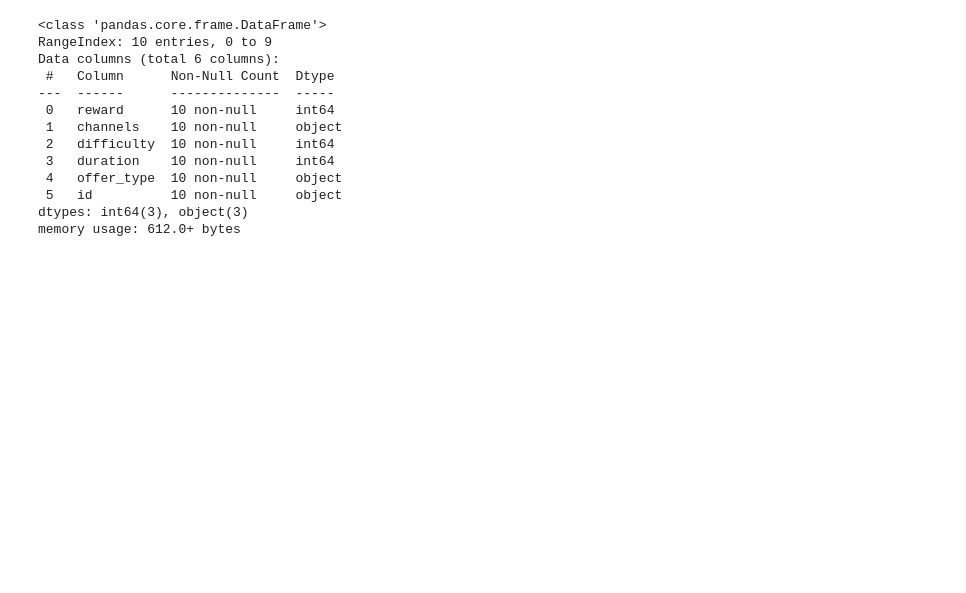
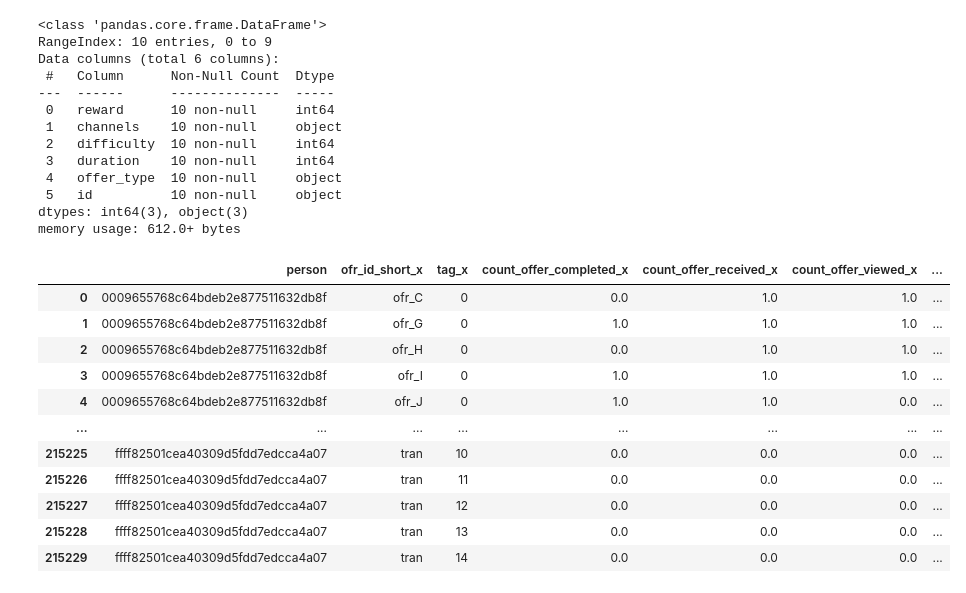
Before and after one commit to Niltonjuniorphd/Starbucks_project, a Jupyter notebook: Starbucks_Capstone_notebook_c copy.ipynb, the cells around one changed output. Cells and saved outputs as stored; diff of their text form; code cells hidden in the pictures; blank space fills up the shorter version.

```diff
--- a/Starbucks_Capstone_notebook_c copy.ipynb
+++ b/Starbucks_Capstone_notebook_c copy.ipynb
@@ -242,35 +256,113 @@ def fix_offer_id(value):
     return value
 
 transcript['value'] = transcript['value'].apply(fix_offer_id)
 
 # Normalizing the value column and create a new dataframe
 value_df = pd.json_normalize(transcript['value'])
 transcript_b = pd.concat([transcript, value_df], axis=1).drop('value', axis=1)
 
 port_id = {
     'ae264e3637204a6fb9bb56bc8210ddfd': 'ofr_A',
     '4d5c57ea9a6940dd891ad53e9dbe8da0': 'ofr_B',
     '3f207df678b143eea3cee63160fa8bed': 'ofr_C',
     '9b98b8c7a33c4b65b9aebfe6a799e6d9': 'ofr_D',
     '0b1e1539f2cc45b7b9fa7c272da2e1d7': 'ofr_E',
     '2298d6c36e964ae4a3e7e9706d1fb8c2': 'ofr_F',
     'fafdcd668e3743c1bb461111dcafc2a4': 'ofr_G',
     '5a8bc65990b245e5a138643cd4eb9837': 'ofr_H',
     'f19421c1d4aa40978ebb69ca19b0e20d': 'ofr_I',
     '2906b810c7d4411798c6938adc9daaa5': 'ofr_J'
 }
 
 transcript_b['ofr_id_short'] = transcript_b['offer_id'].map(port_id)
 transcript_b['ofr_id_short'] = transcript_b['ofr_id_short'].fillna('tran')
+transcript_b['amount'] = transcript_b['amount'].fillna(0)
+transcript_b['reward'] = transcript_b['reward'].fillna(0)
+
+# transactions = transcript_b[transcript_b['event'] == 'transaction'].copy()
+# events = transcript_b[transcript_b['event'] != 'transaction'].copy()
 
 
-transactions = transcript_b[transcript_b['event'] == 'transaction'].copy()
-events = transcript_b[transcript_b['event'] != 'transaction'].copy()
 
-events['tag'] = (
-    events.sort_values(by=['time'], ascending=True).groupby(['person', 'event', 'ofr_id_short'])
+
+transcript_b['tag'] = (
+    transcript_b.groupby(['person', 'ofr_id_short', 'event'])
     .cumcount()
 )
 
-events.info()
+df_grouped = transcript_b.groupby(['person', 'event', 'ofr_id_short', 'tag']).agg(
+    count = ('time', 'count'),
+    t = ('time', 'mean'),
+    amount = ('amount', 'sum')
+
+).unstack([1]).reset_index() #.fillna()
+
+df_grouped.columns = ['_'.join(col).strip('_') for col in df_grouped.columns.to_flat_index()]
+
+tran = df_grouped[df_grouped['ofr_id_short'] == 'tran']
+events = df_grouped[df_grouped['ofr_id_short'] != 'tran']
+
+df_merged = df_grouped.merge(tran, how='left', left_on=['person', 't_offer_completed'], right_on=['person', 't_transaction'])
+
+df_merged = df_merged.drop(columns=['ofr_id_short_y',
+                                    'tag_y',
+                                    'count_offer_completed_y',
+                                    'count_offer_received_y',
+                                    'count_offer_viewed_y',
+                                    'count_transaction_x',
+                                    't_offer_completed_y',
+                                    't_offer_received_y',
+                                    't_offer_viewed_y',
+                                    't_transaction_y',
+                                    't_transaction_x',
+                                    'amount_offer_completed_y',
+                                    'amount_offer_received_y',
+                                    'amount_offer_viewed_y',
+                                    'amount_offer_completed_x',
+                                    'amount_offer_received_x',
+                                    'amount_offer_viewed_x',
+                                    #'amount_transaction_x',
+])
+
+df_merged['count_offer_completed_x'] = df_merged['count_offer_completed_x'].fillna(0)
+df_merged['count_offer_received_x'] = df_merged['count_offer_received_x'].fillna(0)
+df_merged['count_offer_viewed_x'] = df_merged['count_offer_viewed_x'].fillna(0)
+df_merged['count_transaction_y'] = df_merged['count_transaction_y'].fillna(0)
+df_merged['amount_transaction_y'] = df_merged['amount_transaction_y'].fillna(0)
+
+df_merged.loc[:,['t_offer_completed_x', 't_offer_received_x', 't_offer_viewed_x']] = df_merged.loc[:,['t_offer_completed_x', 't_offer_received_x', 't_offer_viewed_x']].fillna(np.inf)
+
+
+df_merged
+
+# df_grouped['count_offer_completed'] = df_grouped['count_offer_completed'].fillna(0)
+# df_grouped['count_offer_received'] = df_grouped['count_offer_received'].fillna(0)
+# df_grouped['count_offer_viewed'] = df_grouped['count_offer_viewed'].fillna(0)
+
+# df_grouped['t_offer_completed'] = df_grouped['t_offer_completed'].fillna(np.inf)
+# df_grouped['t_offer_received'] = df_grouped['t_offer_received'].fillna(np.inf)
+# df_grouped['t_offer_viewed'] = df_grouped['t_offer_viewed'].fillna(np.inf)
+
+# df_grouped['to_vr'] = df_grouped['t_offer_viewed'] - df_grouped['t_offer_received']
+# df_grouped['to_cv'] = df_grouped['t_offer_completed'] - df_grouped['t_offer_viewed']
+# df_grouped['to_cr'] = df_grouped['t_offer_completed'] - df_grouped['t_offer_received']
+
+# df_grouped['curiosity_vr'] = (1 / (df_grouped['to_vr'] + 1)) * 100
+# df_grouped['eagerness_cv'] = (1 / ((df_grouped['to_cv']) + 1)) * 100
+# df_grouped['overall_cr'] = (1 / (df_grouped['to_cr'] + 1)) * 100
+
+# df_grouped['influence'] = ((df_grouped['t_offer_completed'] != 1000) & (df_grouped['t_offer_completed'] >= df_grouped['t_offer_viewed'])).astype(int)
+# df_grouped['ext_influence'] = ((df_grouped['t_offer_viewed'] != 1000) & (df_grouped['t_offer_completed'] == df_grouped['t_offer_viewed'])).astype(int)
 # %% [output]
+|  | person | ofr_id_short_x | tag_x | count_offer_completed_x | count_offer_received_x | count_offer_viewed_x | ... |
+| 0 | 0009655768c64bdeb2e877511632db8f | ofr_C | 0 | 0.0 | 1.0 | 1.0 | ... |
+| 1 | 0009655768c64bdeb2e877511632db8f | ofr_G | 0 | 1.0 | 1.0 | 1.0 | ... |
+| 2 | 0009655768c64bdeb2e877511632db8f | ofr_H | 0 | 0.0 | 1.0 | 1.0 | ... |
+| 3 | 0009655768c64bdeb2e877511632db8f | ofr_I | 0 | 1.0 | 1.0 | 1.0 | ... |
+| 4 | 0009655768c64bdeb2e877511632db8f | ofr_J | 0 | 1.0 | 1.0 | 0.0 | ... |
+| ... | ... | ... | ... | ... | ... | ... | ... |
+| 215225 | ffff82501cea40309d5fdd7edcca4a07 | tran | 10 | 0.0 | 0.0 | 0.0 | ... |
+| 215226 | ffff82501cea40309d5fdd7edcca4a07 | tran | 11 | 0.0 | 0.0 | 0.0 | ... |
+| 215227 | ffff82501cea40309d5fdd7edcca4a07 | tran | 12 | 0.0 | 0.0 | 0.0 | ... |
+| 215228 | ffff82501cea40309d5fdd7edcca4a07 | tran | 13 | 0.0 | 0.0 | 0.0 | ... |
+| 215229 | ffff82501cea40309d5fdd7edcca4a07 | tran | 14 | 0.0 | 0.0 | 0.0 | ... |
```
Also changed, not shown: parts of 30 cells of this notebook, 6 other files.
